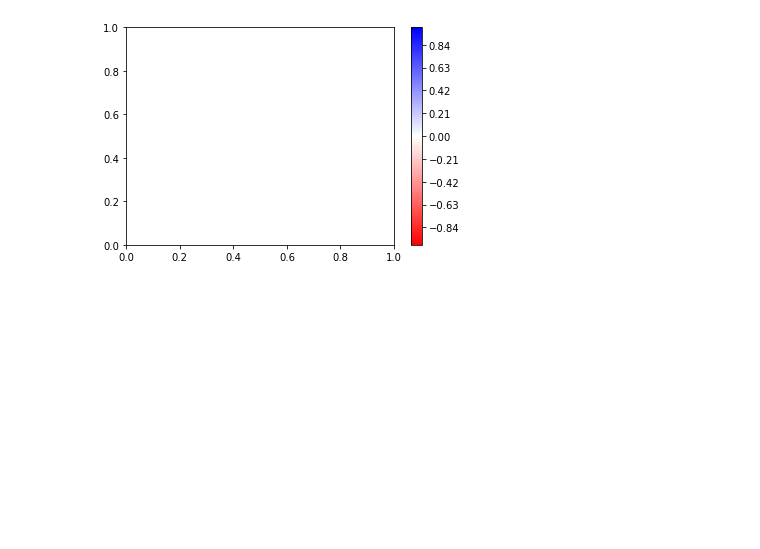
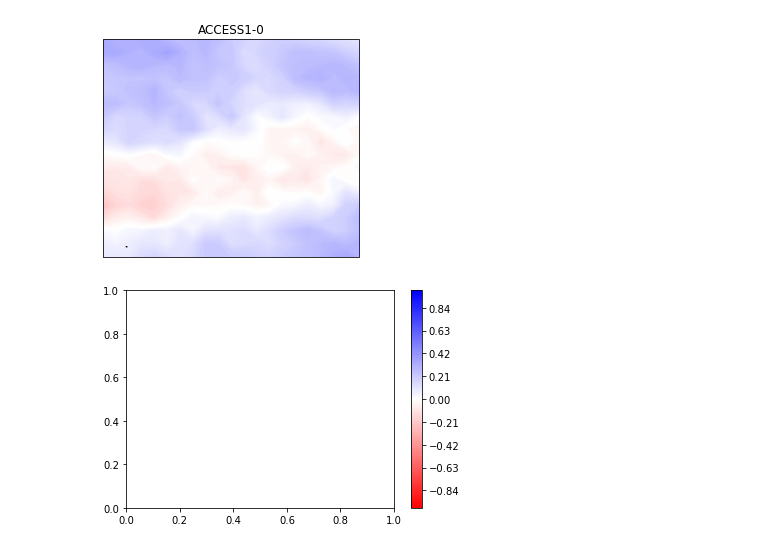
Before and after one commit to peterm790/MASTERS, a Jupyter notebook: FRONT/Front_Plots.ipynb, the cells around one changed output. Cells and saved outputs as stored; diff of their text form; code cells hidden in the pictures; blank space fills up the shorter version.

```diff
--- a/FRONT/Front_Plots.ipynb
+++ b/FRONT/Front_Plots.ipynb
@@ -100,16 +131,20 @@ for index in dic:
 # %%
-for index in dic:
+#for index in dic:
+for index in ['ACCESS1-0']:
     ref = dic[index].sel(season = 'DJF')
     anom = dic[index].sel(season = 'JJA') - ref
     ax = plt.axes(projection=ccrs.PlateCarree())
     ax.coastlines('50m', linewidth=0.8)
     a = ax.contourf(anom.lon.values,anom.lat.values,anom.values,levels = levels, cmap = 'bwr_r')
     for c in a.collections:
         c.set_edgecolor("face")
     plt.title(str(index))
-    plt.savefig('../FRONT_OUT/'+str(index)+'/'+str(index)+"_seasonality.png")
-    plt.savefig('../FRONT_OUT/'+str(index)+'/'+str(index)+"_seasonality.pdf")
-    plt.close()
+    plt.savefig('../FRONT_OUT/seasonality/'+str(index)+"_seasonality.png")
+    plt.savefig('../FRONT_OUT/seasonality/'+str(index)+"_seasonality.pdf")
+    #plt.close()
+    plt.show()
+# %% [output]
+[figure, added]
 # %%
 plt.colorbar(a)
 plt.savefig('../FRONT_OUT/anom_cbar.pdf')
```
Also changed, not shown: parts of 11 cells of this notebook, 1 other file.
